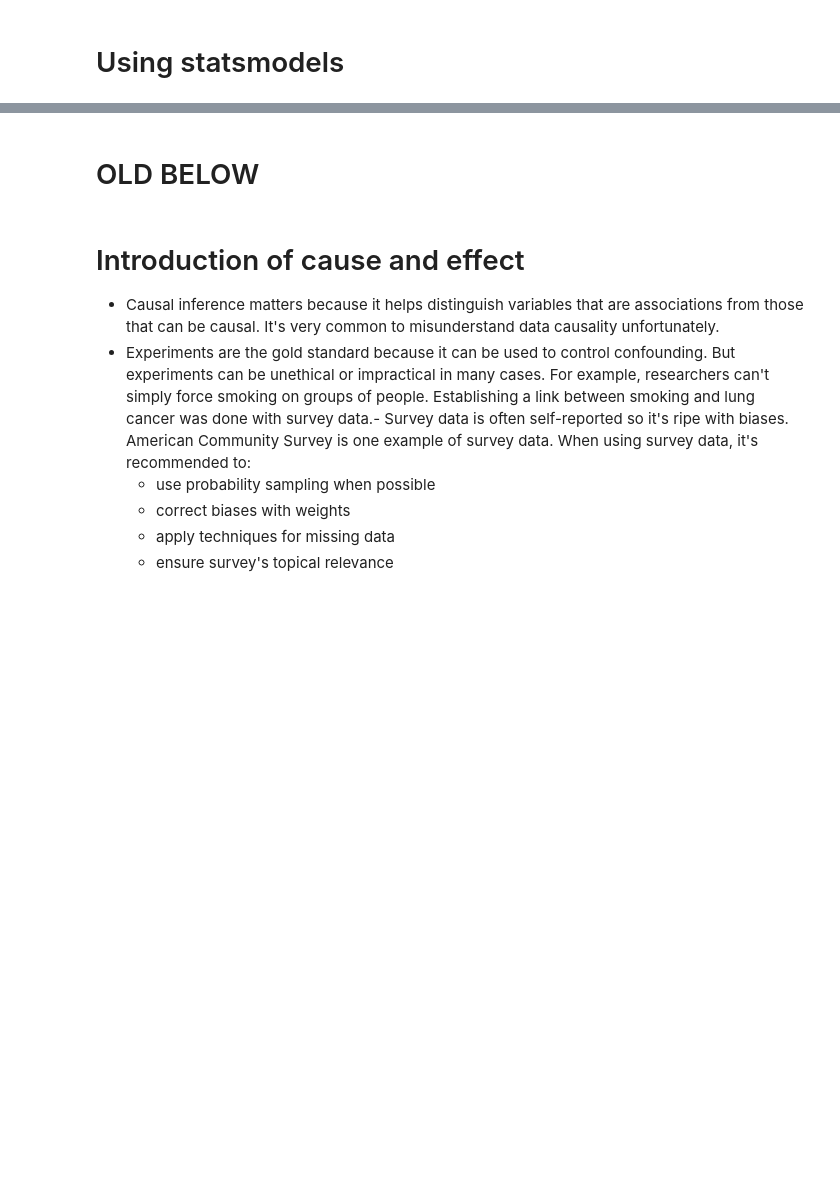
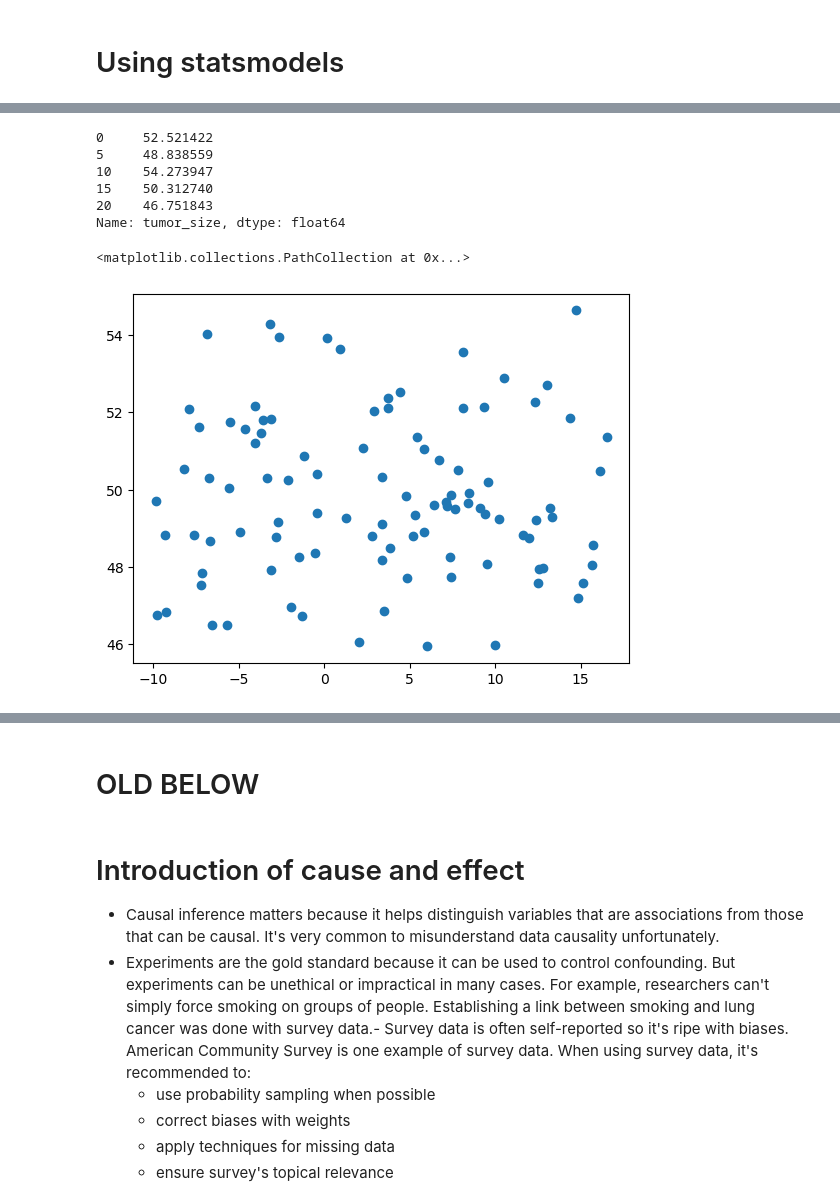
Before and after one commit to benslack19/benslack19.github.io, a Jupyter notebook: _posts_drafts/2024-05-19-time-series-with-mixed-effects.ipynb, the cells around one changed output, grey strips where cells are left out. Cells and saved outputs as stored; diff of their text form; code cells hidden in the pictures; blank space fills up the shorter version.

```diff
--- a/_posts_drafts/2024-05-19-time-series-with-mixed-effects.ipynb
+++ b/_posts_drafts/2024-05-19-time-series-with-mixed-effects.ipynb
@@ -218,0 +279,28 @@ df_data.head()
+# %%
+# multilevel model
+with pm.Model() as mme:
+
+    # prior for average patient
+    a_bar = pm.Normal("a_bar", 0.0, 1)
+    sigma = pm.Exponential("sigma", 1.0)
+
+    # prior for SD of patients
+    sigma_pt = pm.Exponential("sigma_pt", 1.0)
+
+    # alpha priors for each patient
+    a = pm.Normal("a", a_bar, sigma_pt, shape=len(df_data["patient_id"].unique()))
+
+    # priors for betas
+    bT = pm.Normal("bT", 0, 1)
+    bA = pm.Normal("bA", 0, 1)
+    bR = pm.Normal("bR", 0, 1)
+
+    # linear model
+    mu = a[df_data['patient_id']] + bT*df_data['time'] + bA*df_data['age'] + bR*df_data['treatment']
+
+    # likelihood
+    s = pm.Normal("s", mu=mu, sigma=sigma, observed=df_data["tumor_size"])
+
+    trace_mme = pm.sample(
+        draws=1000, random_seed=19, return_inferencedata=True, progressbar=True
+    )
@@ -218,0 +346,18 @@ df_data.head()
+# %%
+df_data.groupby('patient_id')['tumor_size'].head(1).head()
+# %% [output]
+0     52.521422
+5     48.838559
+10    54.273947
+15    50.312740
+20    46.751843
+Name: tumor_size, dtype: float64
+# %%
+f, ax = plt.subplots()
+ax.scatter(
+    az.summary(trace_mme, var_names=['a'])['mean'],
+    df_data.groupby('patient_id')['tumor_size'].head(1)
+)
+# %% [output]
+<matplotlib.collections.PathCollection at 0x...>
+[figure, added]
```
Also changed, not shown: parts of 22 cells of this notebook, 1 other file.
